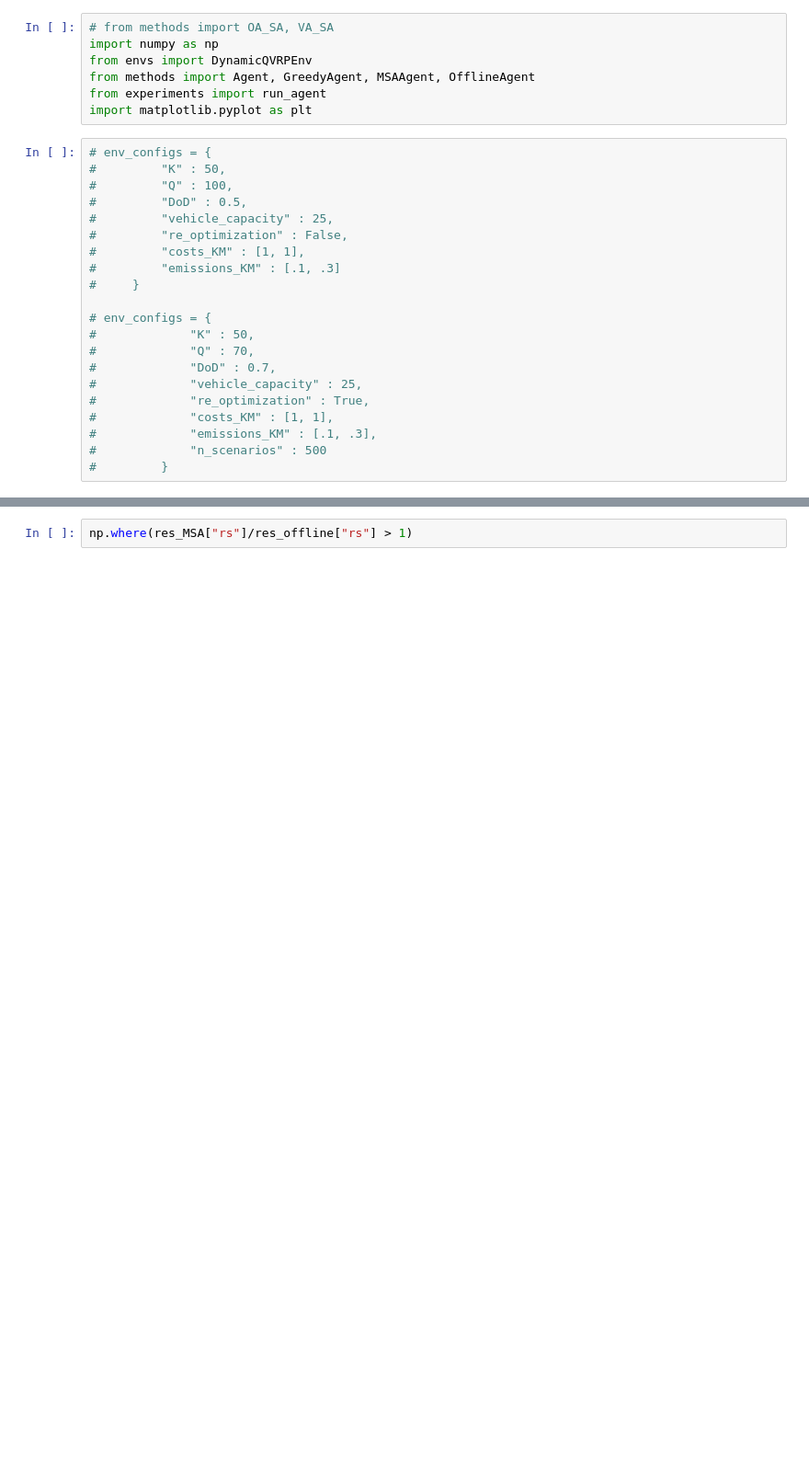
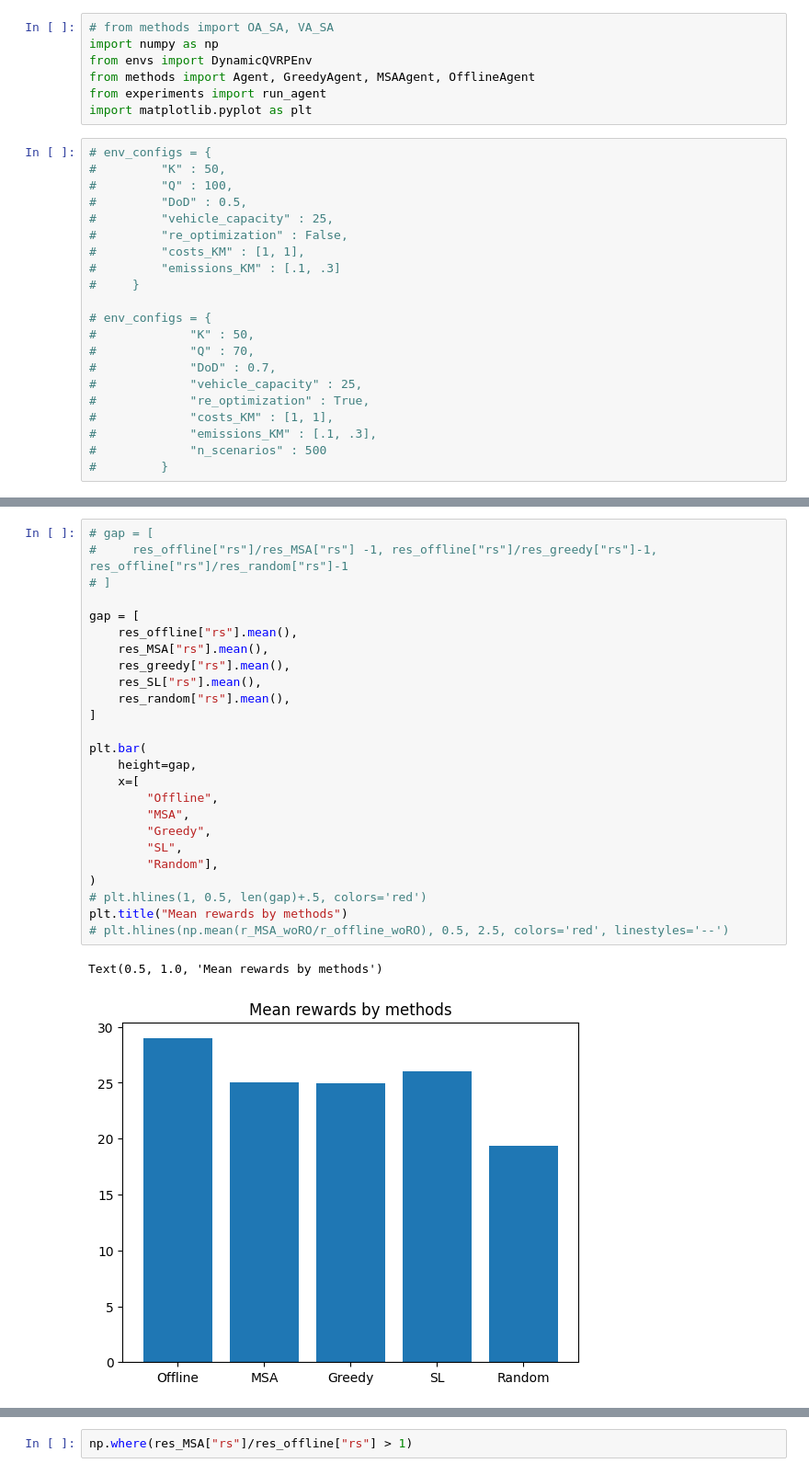
Before and after one commit to Farid-Najar/DynamicQVRP, a Jupyter notebook: results.ipynb, the cells around one changed output, grey strips where cells are left out. Shown at 92% size. Cells and saved outputs as stored; diff of their text form; blank space fills up the shorter version.

```diff
--- a/results.ipynb
+++ b/results.ipynb
@@ -84,3 +85,31 @@ Text(0.5, 1.0, 'online/offline ratio')
+# %%
+# gap = [
+#     res_offline["rs"]/res_MSA["rs"] -1, res_offline["rs"]/res_greedy["rs"]-1, res_offline["rs"]/res_random["rs"]-1
+# ]
+
+gap = [
+    res_offline["rs"].mean(),
+    res_MSA["rs"].mean(),
+    res_greedy["rs"].mean(),
+    res_SL["rs"].mean(),
+    res_random["rs"].mean(),
+]
+
+plt.bar(
+    height=gap,
+    x=[
+        "Offline",
+        "MSA",
+        "Greedy",
+        "SL",
+        "Random"],
+)
+# plt.hlines(1, 0.5, len(gap)+.5, colors='red')
+plt.title("Mean rewards by methods")
+# plt.hlines(np.mean(r_MSA_woRO/r_offline_woRO), 0.5, 2.5, colors='red', linestyles='--')
+# %% [output]
+Text(0.5, 1.0, 'Mean rewards by methods')
+[figure, added]
 # %%
 gap = [
     res_MSA["rs"]/res_MSA["rs"],
```
Also changed, not shown: parts of 5 cells of this notebook, 22 other files.
